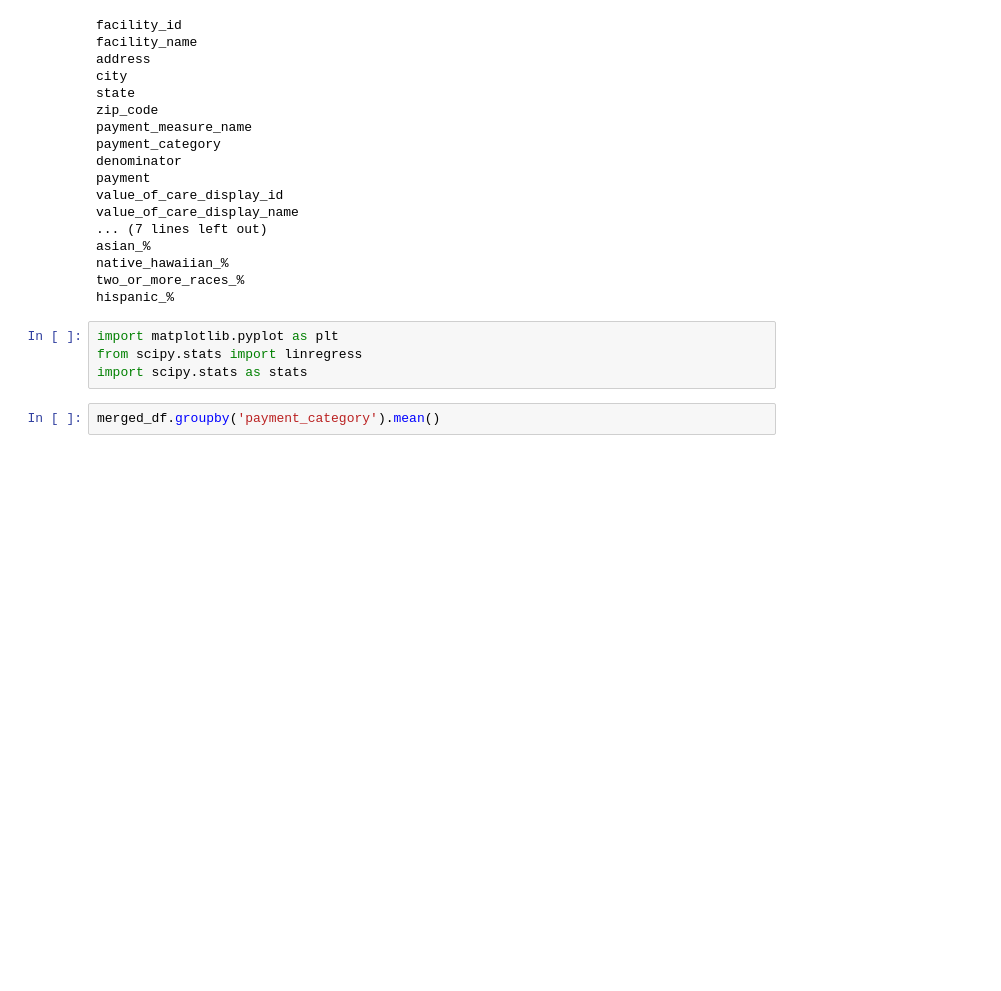
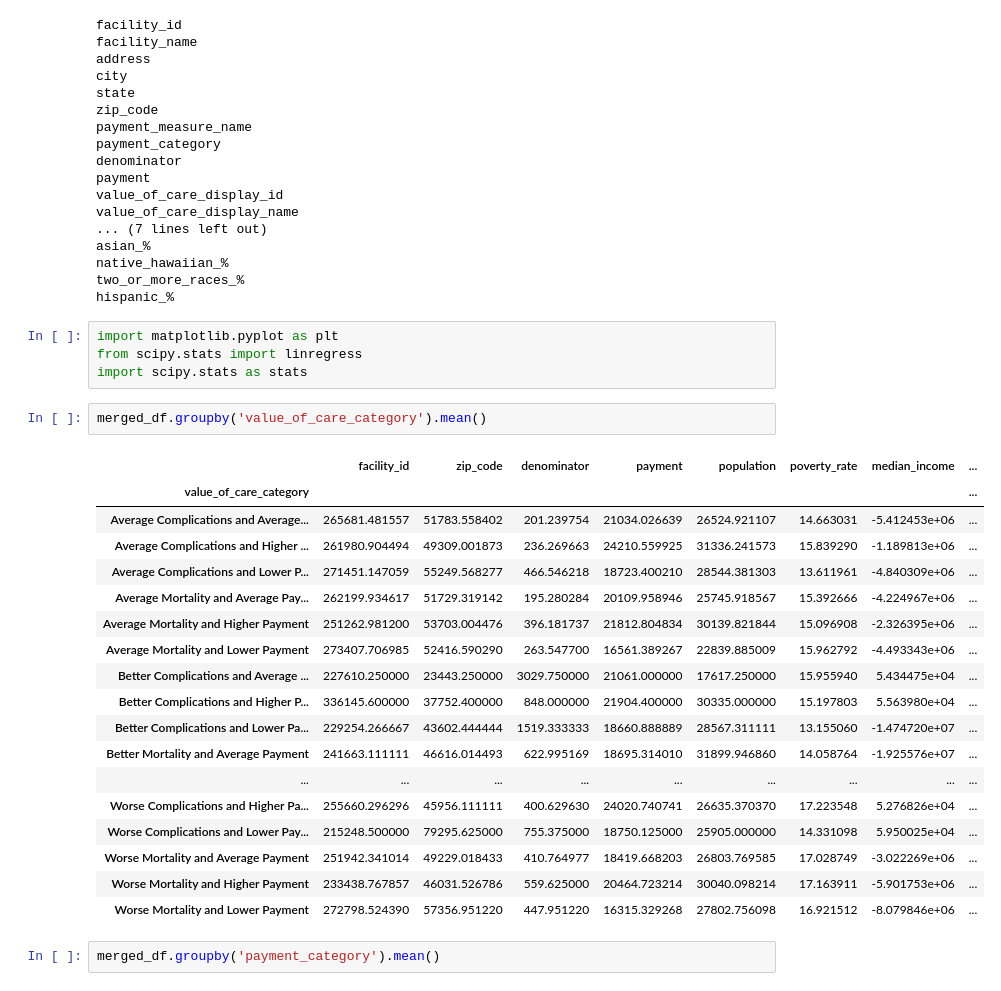
Before and after one commit to NoahGoldstein13/full_stack_data_analytics_project, a Jupyter notebook: Nadia/cleaning_data.ipynb, the cells around one changed output. Saved outputs shown, nothing was run; the diff lists cells and outputs as text; blank space fills up the shorter version.

```diff
--- a/Nadia/cleaning_data.ipynb
+++ b/Nadia/cleaning_data.ipynb
@@ -318,6 +367,27 @@ hispanic_%
 import matplotlib.pyplot as plt
 from scipy.stats import linregress
 import scipy.stats as stats
+# %%
+merged_df.groupby('value_of_care_category').mean()
+# %% [output]
+|  | facility_id | zip_code | denominator | payment | population | poverty_rate | median_income | ... |
+| value_of_care_category |  |  |  |  |  |  |  | ... |
+| Average Complications and Average... | 265681.481557 | 51783.558402 | 201.239754 | 21034.026639 | 26524.921107 | 14.663031 | -5.412453e+06 | ... |
+| Average Complications and Higher ... | 261980.904494 | 49309.001873 | 236.269663 | 24210.559925 | 31336.241573 | 15.839290 | -1.189813e+06 | ... |
+| Average Complications and Lower P... | 271451.147059 | 55249.568277 | 466.546218 | 18723.400210 | 28544.381303 | 13.611961 | -4.840309e+06 | ... |
+| Average Mortality and Average Pay... | 262199.934617 | 51729.319142 | 195.280284 | 20109.958946 | 25745.918567 | 15.392666 | -4.224967e+06 | ... |
+| Average Mortality and Higher Payment | 251262.981200 | 53703.004476 | 396.181737 | 21812.804834 | 30139.821844 | 15.096908 | -2.326395e+06 | ... |
+| Average Mortality and Lower Payment | 273407.706985 | 52416.590290 | 263.547700 | 16561.389267 | 22839.885009 | 15.962792 | -4.493343e+06 | ... |
+| Better Complications and Average ... | 227610.250000 | 23443.250000 | 3029.750000 | 21061.000000 | 17617.250000 | 15.955940 | 5.434475e+04 | ... |
+| Better Complications and Higher P... | 336145.600000 | 37752.400000 | 848.000000 | 21904.400000 | 30335.000000 | 15.197803 | 5.563980e+04 | ... |
+| Better Complications and Lower Pa... | 229254.266667 | 43602.444444 | 1519.333333 | 18660.888889 | 28567.311111 | 13.155060 | -1.474720e+07 | ... |
+| Better Mortality and Average Payment | 241663.111111 | 46616.014493 | 622.995169 | 18695.314010 | 31899.946860 | 14.058764 | -1.925576e+07 | ... |
+| ... | ... | ... | ... | ... | ... | ... | ... | ... |
+| Worse Complications and Higher Pa... | 255660.296296 | 45956.111111 | 400.629630 | 24020.740741 | 26635.370370 | 17.223548 | 5.276826e+04 | ... |
+| Worse Complications and Lower Pay... | 215248.500000 | 79295.625000 | 755.375000 | 18750.125000 | 25905.000000 | 14.331098 | 5.950025e+04 | ... |
+| Worse Mortality and Average Payment | 251942.341014 | 49229.018433 | 410.764977 | 18419.668203 | 26803.769585 | 17.028749 | -3.022269e+06 | ... |
+| Worse Mortality and Higher Payment | 233438.767857 | 46031.526786 | 559.625000 | 20464.723214 | 30040.098214 | 17.163911 | -5.901753e+06 | ... |
+| Worse Mortality and Lower Payment | 272798.524390 | 57356.951220 | 447.951220 | 16315.329268 | 27802.756098 | 16.921512 | -8.079846e+06 | ... |
 # %%
 merged_df.groupby('payment_category').mean()
 # %% [output]
```
Also changed, not shown: parts of 9 cells of this notebook, 4 other files.
